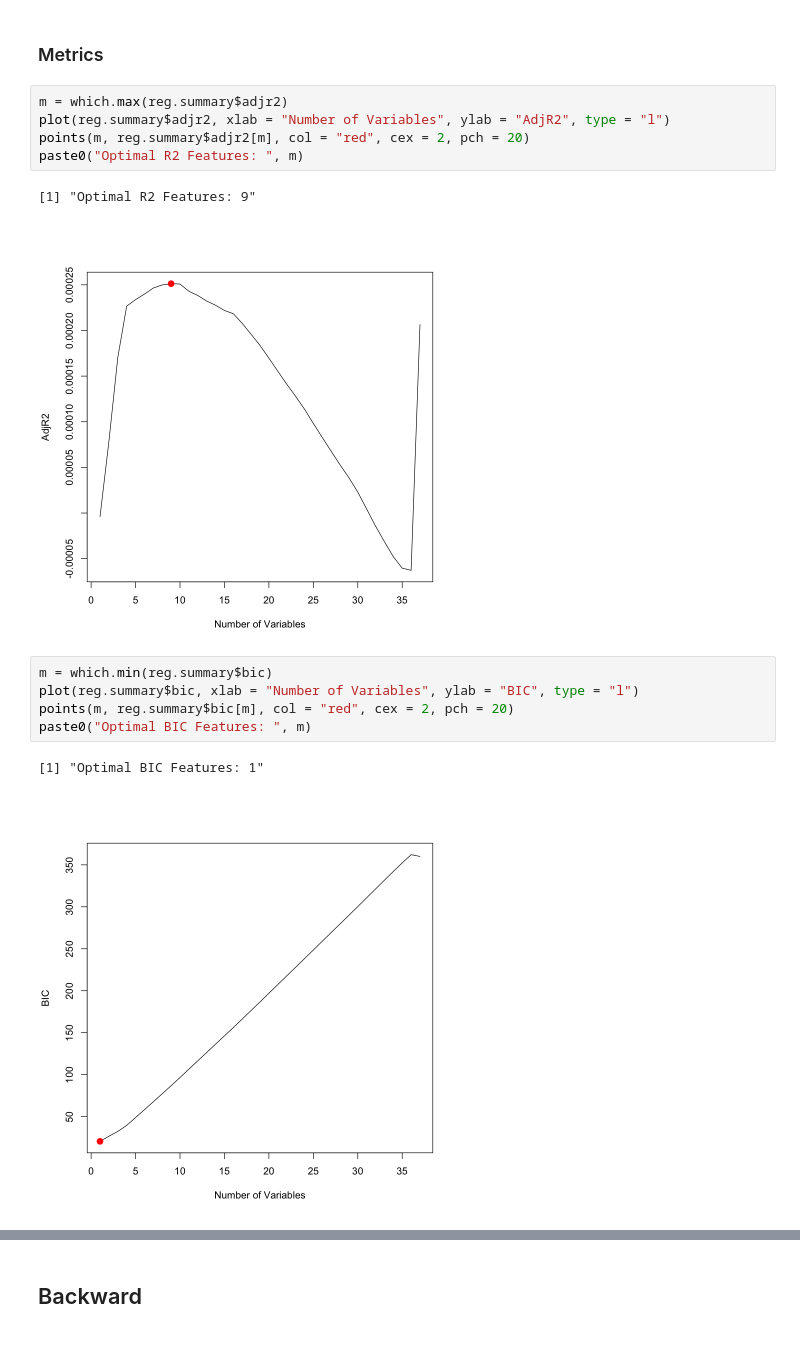
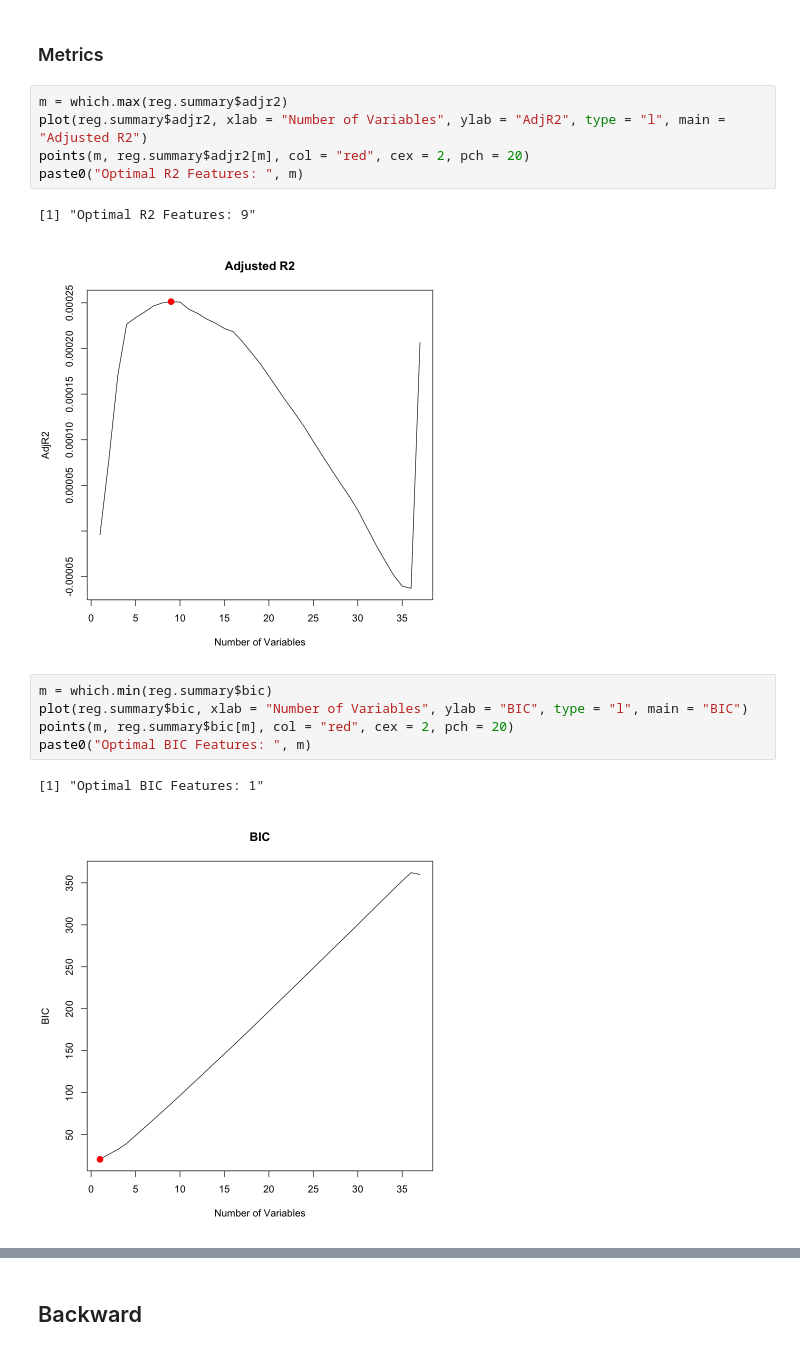
Before and after one commit to sophiarutman/stocks-and-movies, a Jupyter notebook: feature_selection_stocks.ipynb, the cells around one changed output, grey strips where cells are left out. Saved outputs shown, nothing was run; the diff lists cells and outputs as text.

```diff
--- a/feature_selection_stocks.ipynb
+++ b/feature_selection_stocks.ipynb
@@ -77,19 +59,19 @@ ZION          FALSE      FALSE
 ### Metrics
 # %%
 m = which.max(reg.summary$adjr2)
-plot(reg.summary$adjr2, xlab = "Number of Variables", ylab = "AdjR2", type = "l")
+plot(reg.summary$adjr2, xlab = "Number of Variables", ylab = "AdjR2", type = "l", main = "Adjusted R2")
 points(m, reg.summary$adjr2[m], col = "red", cex = 2, pch = 20)
 paste0("Optimal R2 Features: ", m)
 # %% [output]
 [1] "Optimal R2 Features: 9"
-[figure, old version]
+[figure, new version]
 # %%
 m = which.min(reg.summary$bic)
-plot(reg.summary$bic, xlab = "Number of Variables", ylab = "BIC", type = "l")
+plot(reg.summary$bic, xlab = "Number of Variables", ylab = "BIC", type = "l", main = "BIC")
 points(m, reg.summary$bic[m], col = "red", cex = 2, pch = 20)
 paste0("Optimal BIC Features: ", m)
 # %% [output]
 [1] "Optimal BIC Features: 1"
-[figure, old version]
+[figure, new version]
 # %%
 m = which.min(reg.summary$cp)
```
Also changed, not shown: parts of 4 cells of this notebook, 1 other file.
